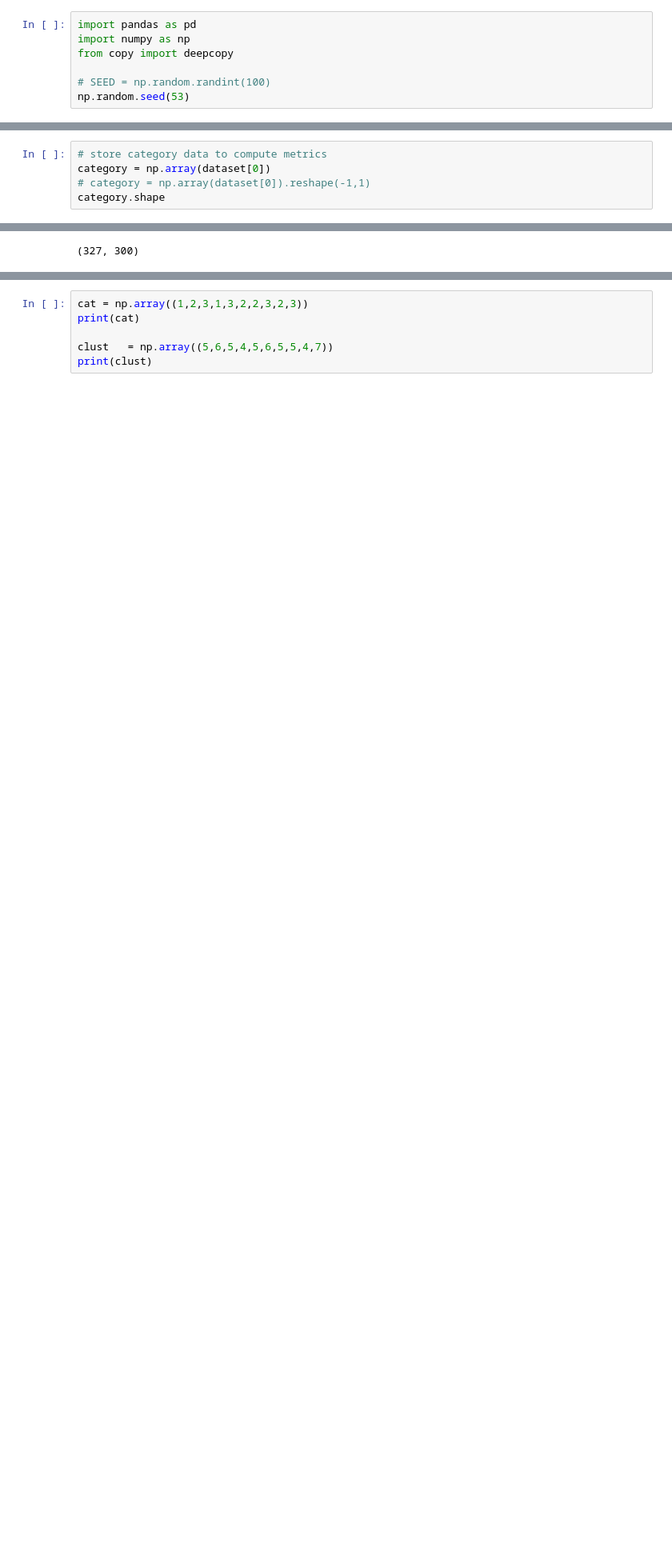
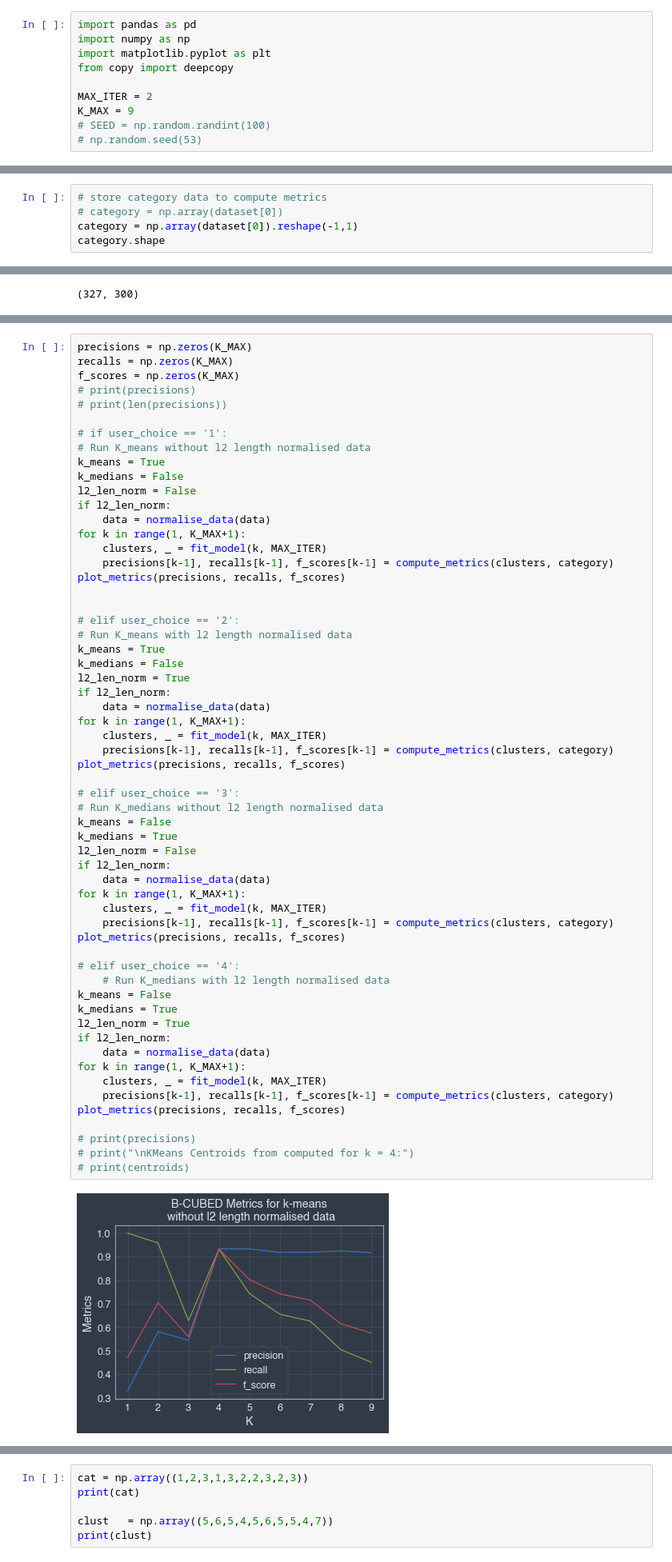
Before and after one commit to sreejithvn/K-means_and_K-medians, a Jupyter notebook: k_means_clustering.ipynb, the cells around one changed output, grey strips where cells are left out. Shown at 80% size. Cells and saved outputs as stored; diff of their text form; blank space fills up the shorter version.

```diff
--- a/k_means_clustering.ipynb
+++ b/k_means_clustering.ipynb
@@ -1,10 +6,13 @@
 # %%
 import pandas as pd
 import numpy as np
+import matplotlib.pyplot as plt
 from copy import deepcopy
 
+MAX_ITER = 2
+K_MAX = 9
 # SEED = np.random.randint(100)
-np.random.seed(53)
+# np.random.seed(53)
 # %%
 animals = pd.read_csv('CA2Data/animals', header=None, delimiter=' ')
 countries = pd.read_csv('CA2Data/countries', header=None, delimiter=' ')
@@ -20,7 +28,7 @@ dataset = pd.concat([animals, countries, fruits, veggies], ignore_index=True)
 # dataset
 # %%
 # store category data to compute metrics
-category = np.array(dataset[0])
-# category = np.array(dataset[0]).reshape(-1,1)
+# category = np.array(dataset[0])
+category = np.array(dataset[0]).reshape(-1,1)
 category.shape
 # %% [output]
@@ -197,0 +192,61 @@ IndexError: index 10 is out of bounds for axis 0 with size 10
+# %%
+precisions = np.zeros(K_MAX)
+recalls = np.zeros(K_MAX)
+f_scores = np.zeros(K_MAX)
+# print(precisions)
+# print(len(precisions))
+
+# if user_choice == '1':
+# Run K_means without l2 length normalised data
+k_means = True
+k_medians = False
+l2_len_norm = False
+if l2_len_norm:
+    data = normalise_data(data)
+for k in range(1, K_MAX+1):
+    clusters, _ = fit_model(k, MAX_ITER)
+    precisions[k-1], recalls[k-1], f_scores[k-1] = compute_metrics(clusters, category)
+plot_metrics(precisions, recalls, f_scores)
+
+
+# elif user_choice == '2':
+# Run K_means with l2 length normalised data
+k_means = True
+k_medians = False
+l2_len_norm = True
+if l2_len_norm:
+    data = normalise_data(data)
+for k in range(1, K_MAX+1):
+    clusters, _ = fit_model(k, MAX_ITER)
+    precisions[k-1], recalls[k-1], f_scores[k-1] = compute_metrics(clusters, category)
+plot_metrics(precisions, recalls, f_scores)
+
+# elif user_choice == '3':
+# Run K_medians without l2 length normalised data
+k_means = False
+k_medians = True
+l2_len_norm = False
+if l2_len_norm:
+    data = normalise_data(data)
+for k in range(1, K_MAX+1):
+    clusters, _ = fit_model(k, MAX_ITER)
+    precisions[k-1], recalls[k-1], f_scores[k-1] = compute_metrics(clusters, category)
+plot_metrics(precisions, recalls, f_scores)
+
+# elif user_choice == '4':
+    # Run K_medians with l2 length normalised data
+k_means = False
+k_medians = True
+l2_len_norm = True
+if l2_len_norm:
+    data = normalise_data(data)
+for k in range(1, K_MAX+1):
+    clusters, _ = fit_model(k, MAX_ITER)
+    precisions[k-1], recalls[k-1], f_scores[k-1] = compute_metrics(clusters, category)
+plot_metrics(precisions, recalls, f_scores)
+
+# print(precisions)
+# print("\nKMeans Centroids from computed for k = 4:")
+# print(centroids)
+# %% [output]
+[figure, added]
```
Also changed, not shown: parts of 12 cells of this notebook.
